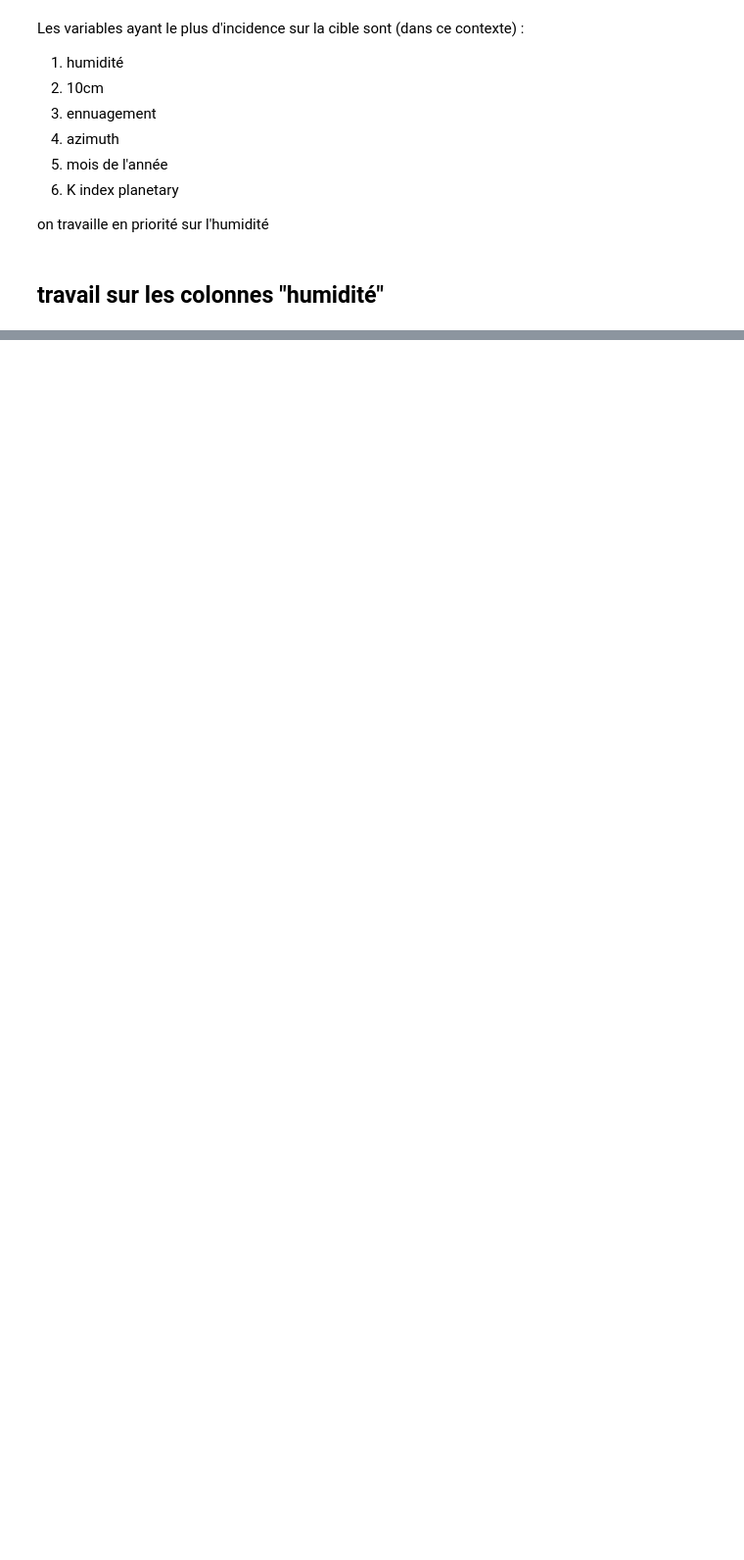
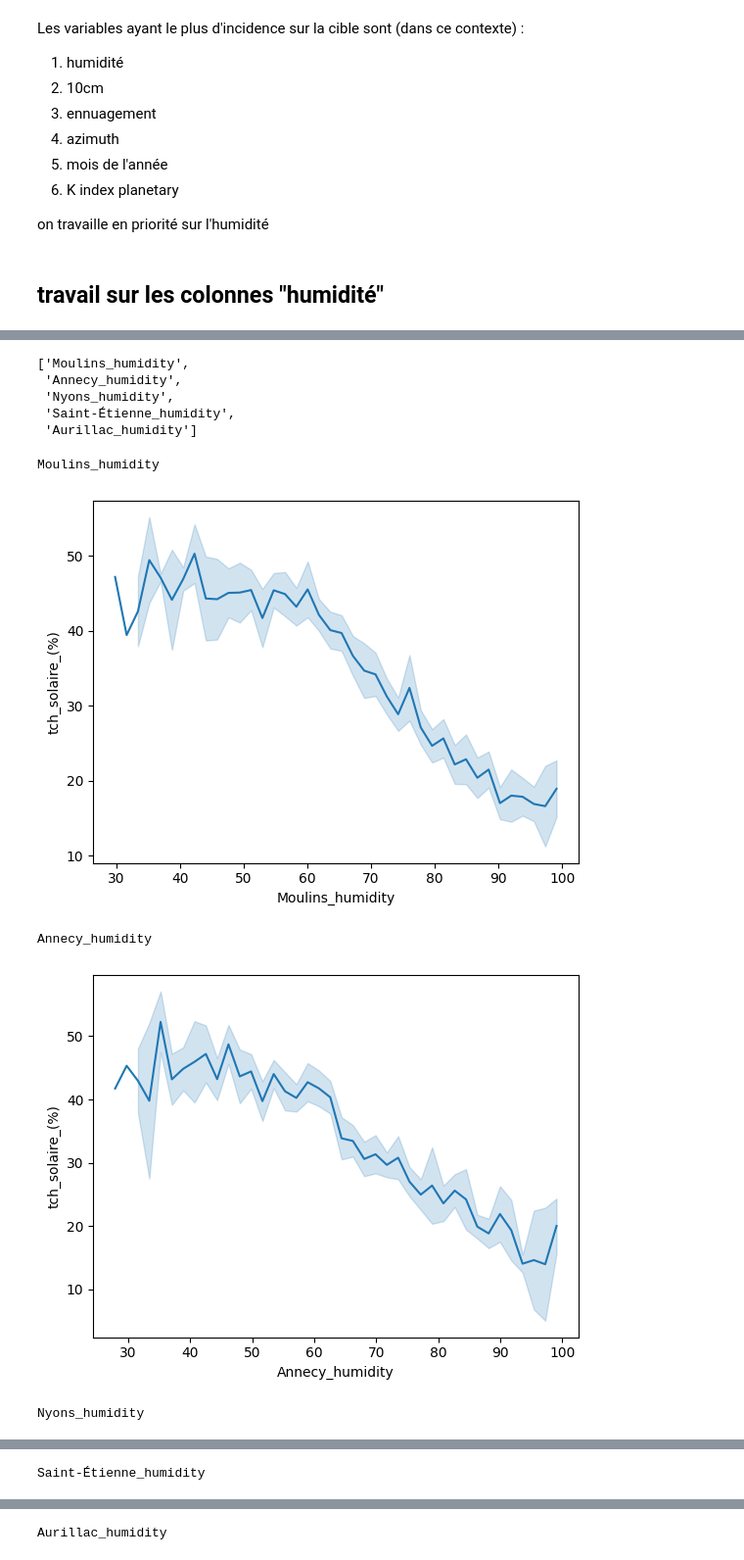
Before and after one commit to Sheikoh/REnergies_efficiency_prediction, a Jupyter notebook: code/02_Modeles/data_exploration.ipynb, the cells around one changed output, grey strips where cells are left out. Shown at 98% size. Drawn from its saved outputs; the diff is of its cells as text; code cells hidden in the pictures; blank space fills up the shorter version.

```diff
--- a/code/02_Modeles/data_exploration.ipynb
+++ b/code/02_Modeles/data_exploration.ipynb
@@ -362,18 +354,37 @@ for vriable in variables:
+# %%
+variables
+# %% [output]
+['Moulins_humidity',
+ 'Annecy_humidity',
+ 'Nyons_humidity',
+ 'Saint-Étienne_humidity',
+ 'Aurillac_humidity']
 # %%
+bins = {'Moulins_humidity':40, 'Annecy_humidity':40, 'Nyons_humidity':40,
+        'Saint-Étienne_humidity':40, 'Aurillac_humidity':40}
 
-quantize_target
+quantized_df_humidity = pd.DataFrame()
+quantized_df_humidity[target] = df_humidity[target]
 
-for col in [c for c in viz_data.columns if (c !='tch_solaire_(%)')]:
+for col in variables:
+    print(col)
     # Calcul des intervalles avec pd.cut
-    cut_result = pd.cut(viz_data[col], bins=bins[col], retbins=True)
+    cut_result = pd.cut(df_humidity[col], bins=bins[col], retbins=True)
     bins_edges = cut_result[1]  # récupère les bornes des bins
 
     # Créer les labels = médiane de chaque intervalle
     labels = [(bins_edges[i] + bins_edges[i+1])/2 for i in range(len(bins_edges)-1)]
 
     # Appliquer pd.cut avec labels
-    quantized_data[col] = pd.cut(viz_data[col], bins=bins[col], labels=labels)
+    quantized_df_humidity[col] = pd.cut(df_humidity[col], bins=bins[col], labels=labels)
+
 
     plt.figure()
-    sns.lineplot(quantized_data, x=col, y='target', errorbar=('se',1.68))
+    sns.lineplot(quantized_df_humidity, x=col, y=target, errorbar=('se',1.68))
     plt.show()
+# %% [output]
+Moulins_humidity
+[figure, added]
+Annecy_humidity
+[figure, added]
+Nyons_humidity
@@ -379,0 +392 @@ for col in [c for c in viz_data.columns if (c !='tch_solaire_(%)')]:
+Saint-Étienne_humidity
@@ -379,0 +394 @@ for col in [c for c in viz_data.columns if (c !='tch_solaire_(%)')]:
+Aurillac_humidity
```
Also changed, not shown: parts of 7 cells of this notebook, 5 other files.
